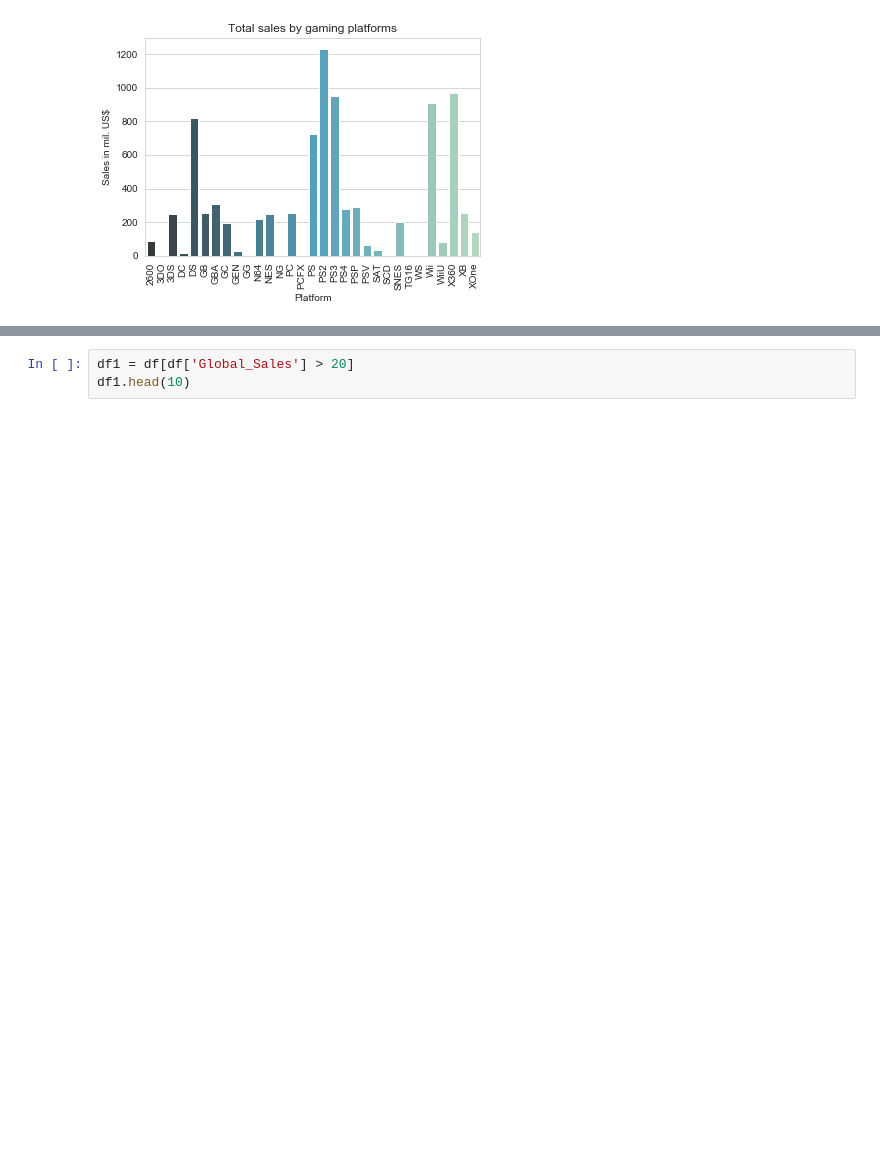
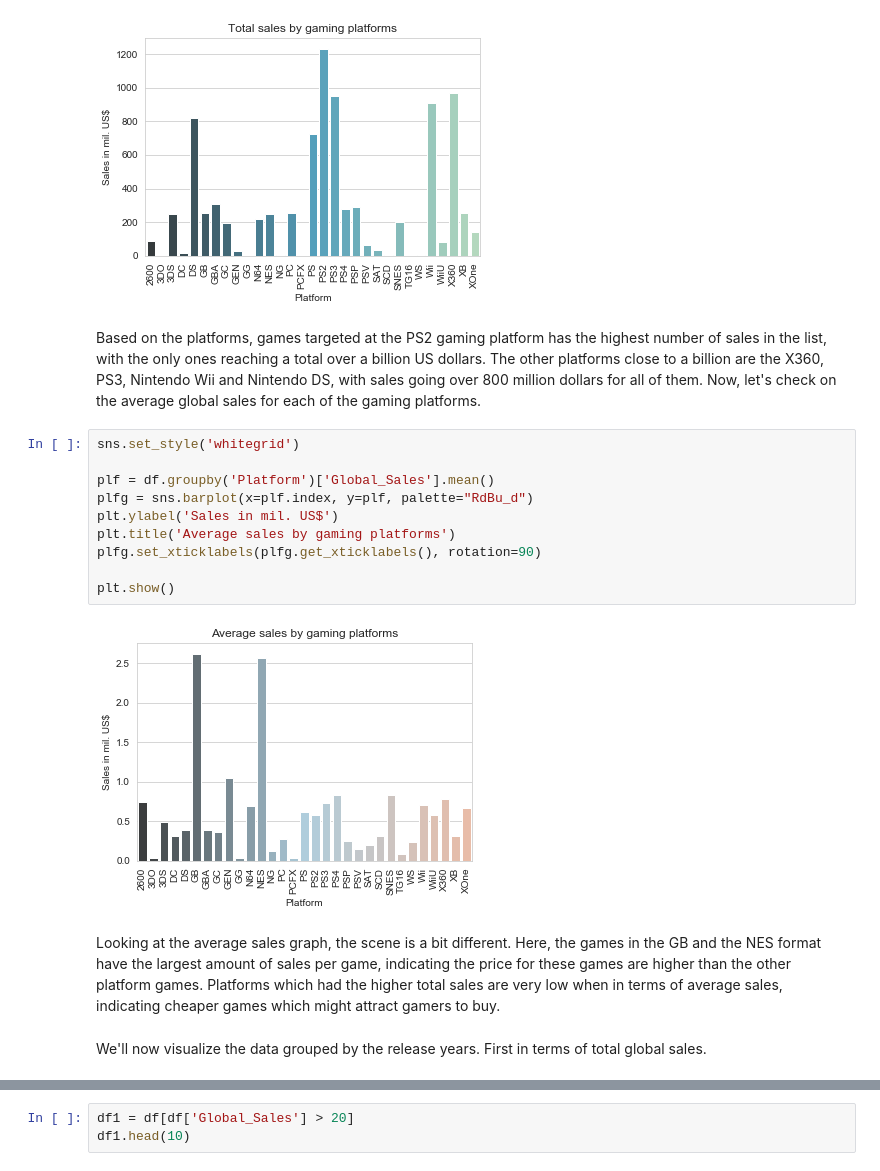
Before and after one commit to hosadman/video-game-sales-data-analysis, a Jupyter notebook: analysis.ipynb, the cells around one changed output, grey strips where cells are left out. Cells and saved outputs as stored; diff of their text form; blank space fills up the shorter version.

```diff
--- a/analysis.ipynb
+++ b/analysis.ipynb
@@ -91,6 +113,24 @@ plfg.set_xticklabels(plfg.get_xticklabels(), rotation=90)
 plt.show()
 # %% [output]
 [figure]
+# %% [markdown]
+Based on the platforms, games targeted at the PS2 gaming platform has the highest number of sales in the list, with the only ones reaching a total over a billion US dollars. The other platforms close to a billion are the X360, PS3, Nintendo Wii and Nintendo DS, with sales going over 800 million dollars for all of them. Now, let's check on the average global sales for each of the gaming platforms.
+# %%
+sns.set_style('whitegrid')
+
+plf = df.groupby('Platform')['Global_Sales'].mean()
+plfg = sns.barplot(x=plf.index, y=plf, palette="RdBu_d")
+plt.ylabel('Sales in mil. US$')
+plt.title('Average sales by gaming platforms')
+plfg.set_xticklabels(plfg.get_xticklabels(), rotation=90)
+
+plt.show()
+# %% [output]
+[figure, added]
+# %% [markdown]
+Looking at the average sales graph, the scene is a bit different. Here, the games in the GB and the NES format have the largest amount of sales per game, indicating the price for these games are higher than the other platform games. Platforms which had the higher total sales are very low when in terms of average sales, indicating cheaper games which might attract gamers to buy.
+# %% [markdown]
+We'll now visualize the data grouped by the release years. First in terms of total global sales.
 # %%
 sns.set_style('whitegrid')
 
```
Also changed, not shown: parts of 25 cells of this notebook.
